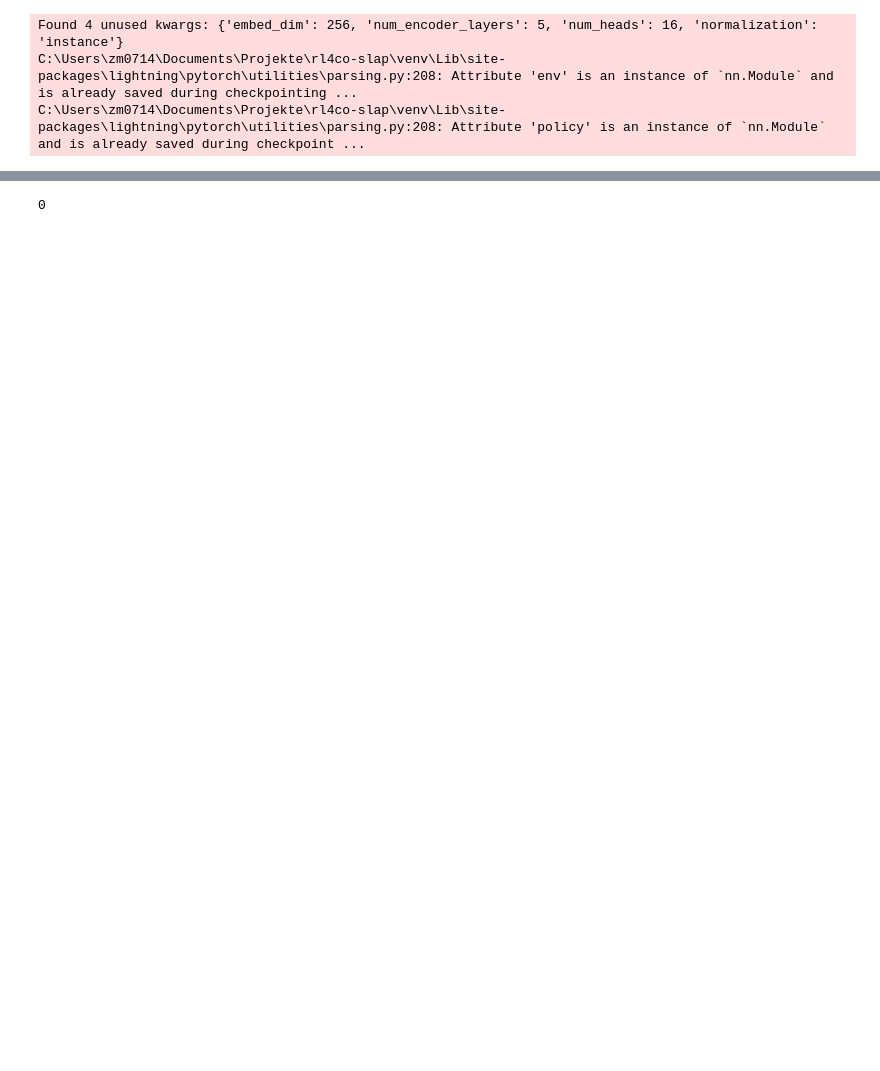
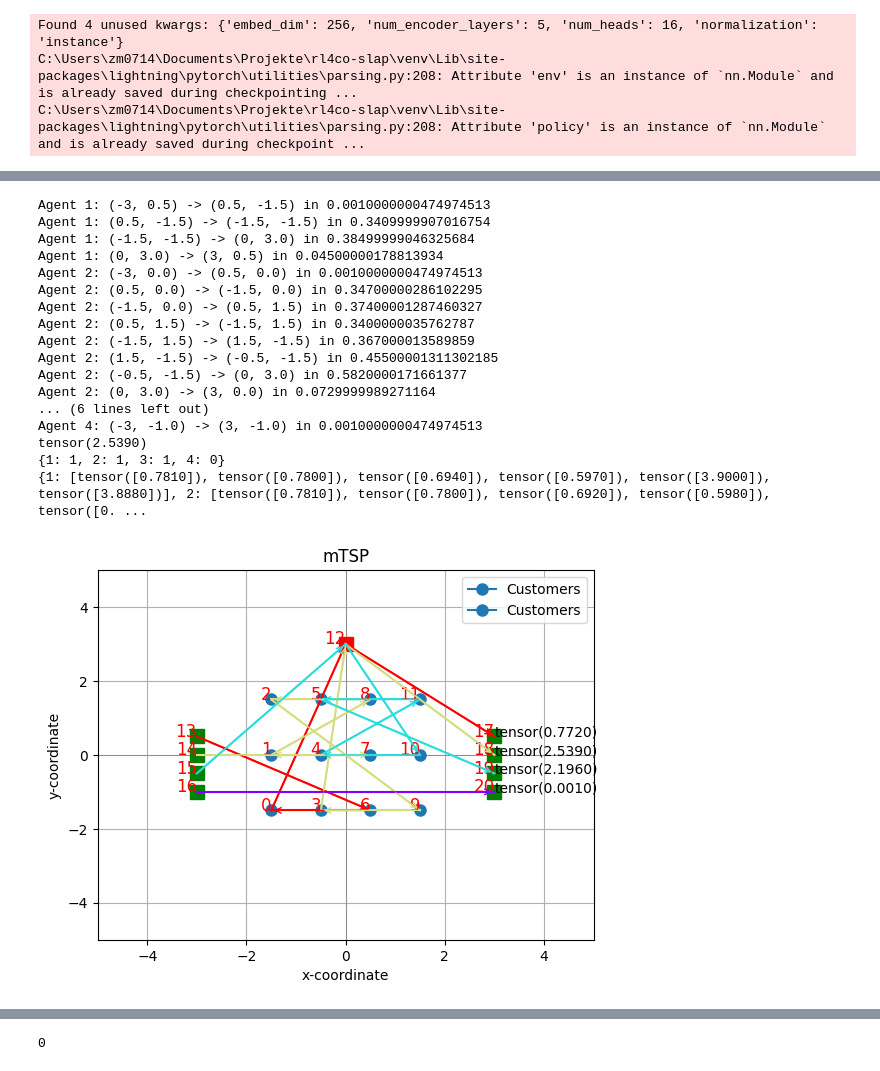
Before and after one commit to j4n1k/rl4co-slap, a Jupyter notebook: rl4co/envs/routing/evrptw/local_search.ipynb, the cells around one changed output, grey strips where cells are left out. Drawn from its saved outputs; the diff is of its cells as text; code cells hidden in the pictures; blank space fills up the shorter version.

```diff
--- a/rl4co/envs/routing/evrptw/local_search.ipynb
+++ b/rl4co/envs/routing/evrptw/local_search.ipynb
@@ -164,3 +355,27 @@ tensor(20.9266)
+# %%
+actions = torch.tensor([6, 0, 12, 17, 7, 1, 8, 2, 9, 3, 12, 18, 12, 10, 4, 11, 5, 19, 20])
+# td_eval = env.reset(batch_size=[batch_size]).to("cpu")
+fig = env.render(td_eval[0], actions)
+fig.show()
+# %% [output]
+Agent 1: (-3, 0.5) -> (0.5, -1.5) in 0.0010000000474974513
+Agent 1: (0.5, -1.5) -> (-1.5, -1.5) in 0.3409999907016754
+Agent 1: (-1.5, -1.5) -> (0, 3.0) in 0.38499999046325684
+Agent 1: (0, 3.0) -> (3, 0.5) in 0.04500000178813934
+Agent 2: (-3, 0.0) -> (0.5, 0.0) in 0.0010000000474974513
+Agent 2: (0.5, 0.0) -> (-1.5, 0.0) in 0.34700000286102295
+Agent 2: (-1.5, 0.0) -> (0.5, 1.5) in 0.37400001287460327
+Agent 2: (0.5, 1.5) -> (-1.5, 1.5) in 0.3400000035762787
+Agent 2: (-1.5, 1.5) -> (1.5, -1.5) in 0.367000013589859
+Agent 2: (1.5, -1.5) -> (-0.5, -1.5) in 0.45500001311302185
+Agent 2: (-0.5, -1.5) -> (0, 3.0) in 0.5820000171661377
+Agent 2: (0, 3.0) -> (3, 0.0) in 0.0729999989271164
+... (6 lines left out)
+Agent 4: (-3, -1.0) -> (3, -1.0) in 0.0010000000474974513
+tensor(2.5390)
+{1: 1, 2: 1, 3: 1, 4: 0}
+{1: [tensor([0.7810]), tensor([0.7800]), tensor([0.6940]), tensor([0.5970]), tensor([3.9000]), tensor([3.8880])], 2: [tensor([0.7810]), tensor([0.7800]), tensor([0.6920]), tensor([0.5980]), tensor([0. ...
+[figure, added]
 # %%
 TIME_WINDOWS = [
     (0, 500),
```
Also changed, not shown: parts of 32 cells of this notebook, 19 other files.
